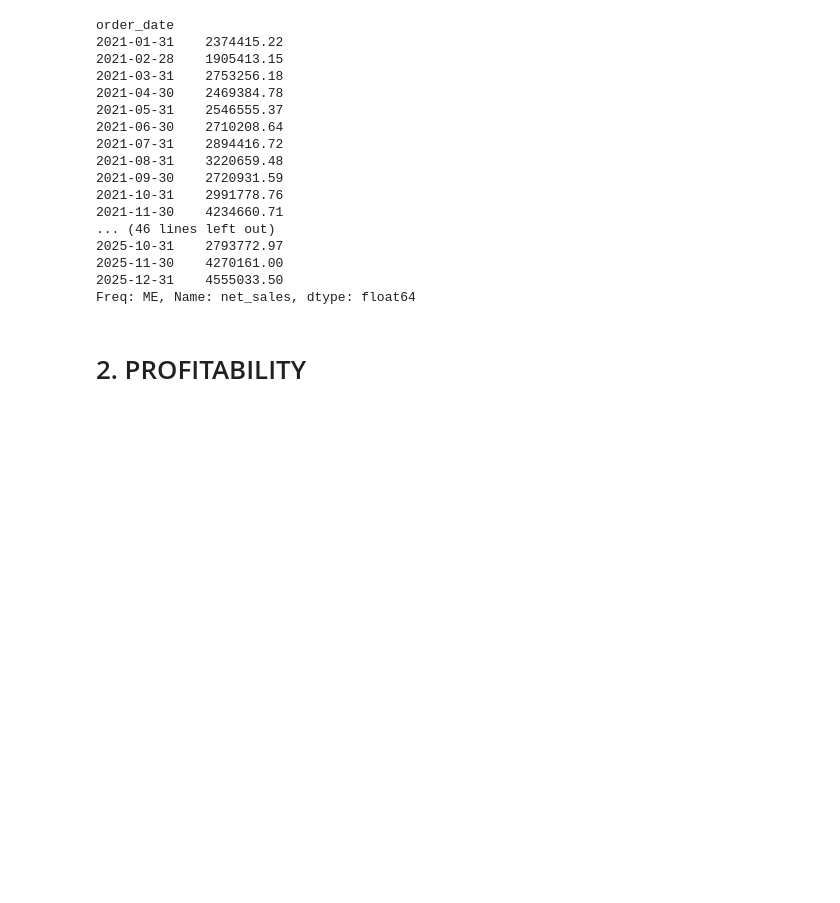
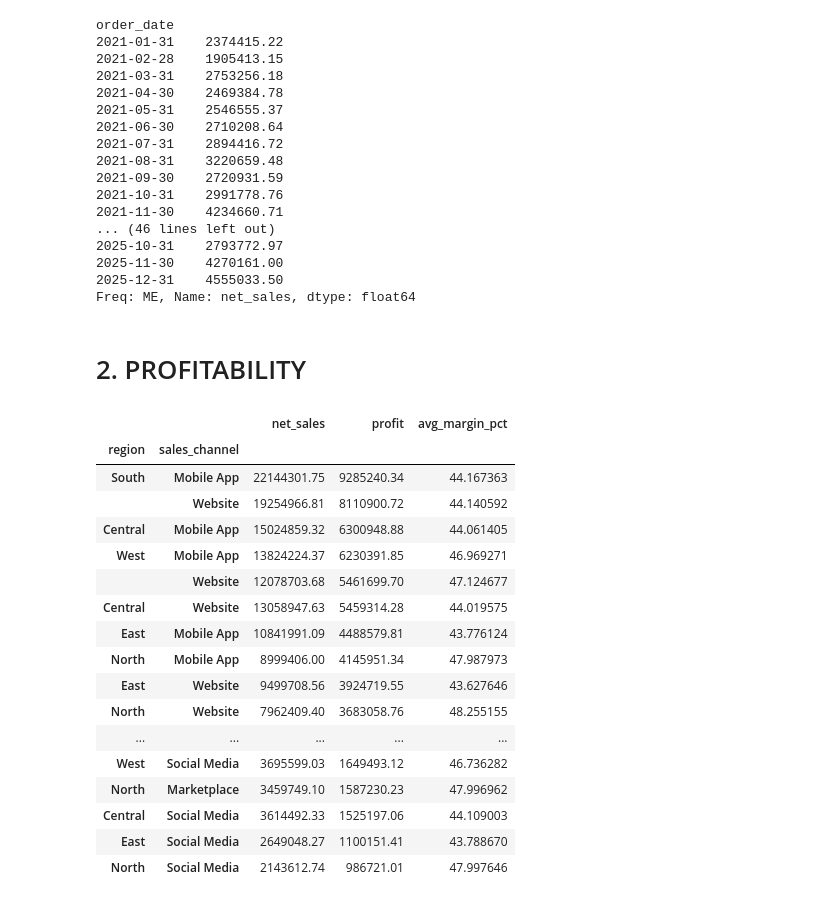
Before and after one commit to Badmosa/e-commerce-sales-and-customer-analysis, a Jupyter notebook: e-commerce-sales-and-customer-analytics.ipynb, the cells around one changed output. Saved outputs shown, nothing was run; the diff lists cells and outputs as text; code cells hidden in the pictures; blank space fills up the shorter version.

```diff
--- a/e-commerce-sales-and-customer-analytics.ipynb
+++ b/e-commerce-sales-and-customer-analytics.ipynb
@@ -203,6 +203,27 @@ Freq: ME, Name: net_sales, dtype: float64
 # %%
 # Most profitable regions and channels, not just highest revenue.
 profit_by_region_channel = df.groupby(["region", "sales_channel"]).agg(
         net_sales=("net_sales", "sum"),
         profit=("profit", "sum"),
         avg_margin_pct=("profit_margin_percentage", "mean")).sort_values("profit", ascending=False)
+
+profit_by_region_channel
+# %% [output]
+|  |  | net_sales | profit | avg_margin_pct |
+| region | sales_channel |  |  |  |
+| South | Mobile App | 22144301.75 | 9285240.34 | 44.167363 |
+|  | Website | 19254966.81 | 8110900.72 | 44.140592 |
+| Central | Mobile App | 15024859.32 | 6300948.88 | 44.061405 |
+| West | Mobile App | 13824224.37 | 6230391.85 | 46.969271 |
+|  | Website | 12078703.68 | 5461699.70 | 47.124677 |
+| Central | Website | 13058947.63 | 5459314.28 | 44.019575 |
+| East | Mobile App | 10841991.09 | 4488579.81 | 43.776124 |
+| North | Mobile App | 8999406.00 | 4145951.34 | 47.987973 |
+| East | Website | 9499708.56 | 3924719.55 | 43.627646 |
+| North | Website | 7962409.40 | 3683058.76 | 48.255155 |
+| ... | ... | ... | ... | ... |
+| West | Social Media | 3695599.03 | 1649493.12 | 46.736282 |
+| North | Marketplace | 3459749.10 | 1587230.23 | 47.996962 |
+| Central | Social Media | 3614492.33 | 1525197.06 | 44.109003 |
+| East | Social Media | 2649048.27 | 1100151.41 | 43.788670 |
+| North | Social Media | 2143612.74 | 986721.01 | 47.997646 |
```
Also changed, not shown: parts of 2 cells of this notebook, 1 other file.
